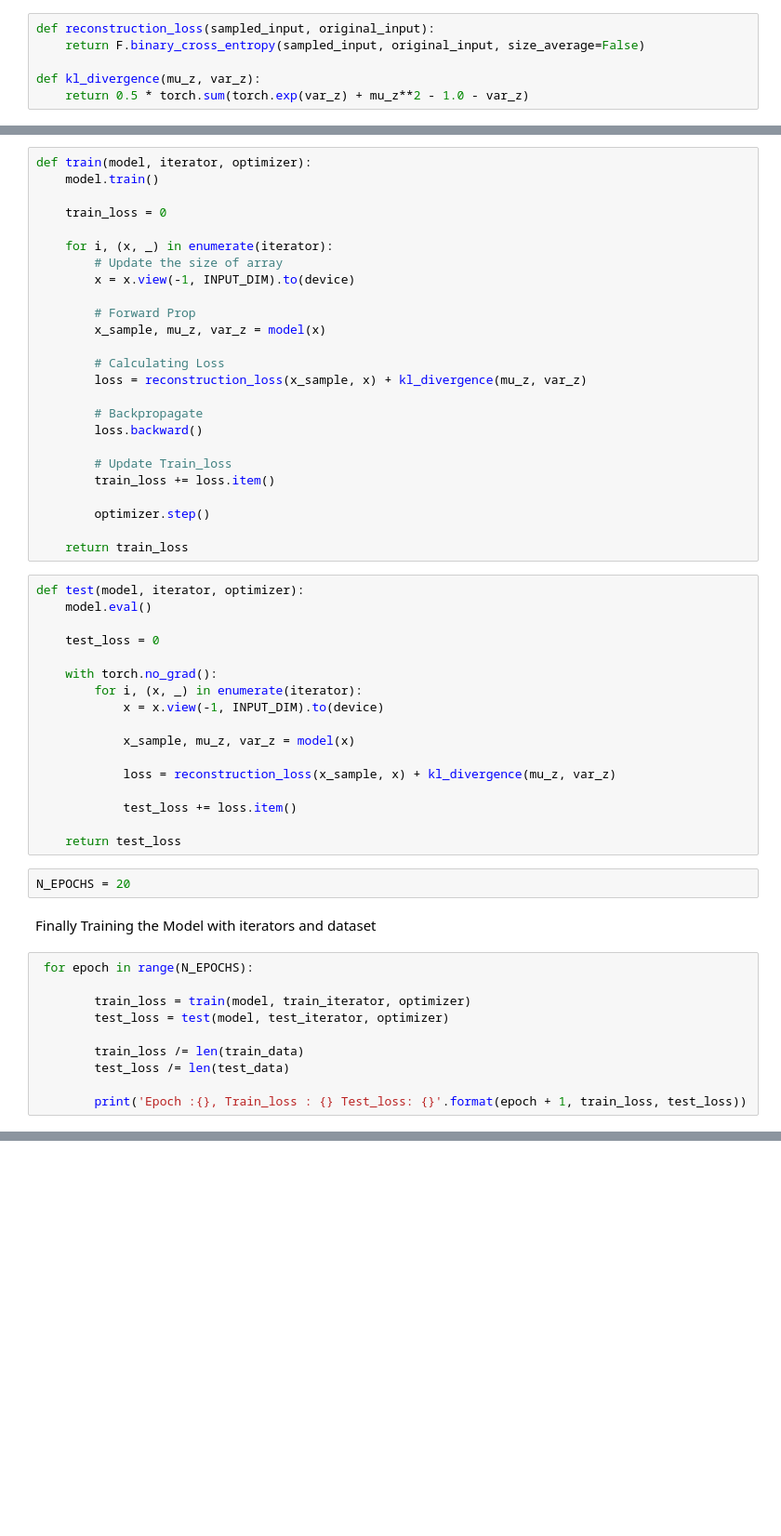
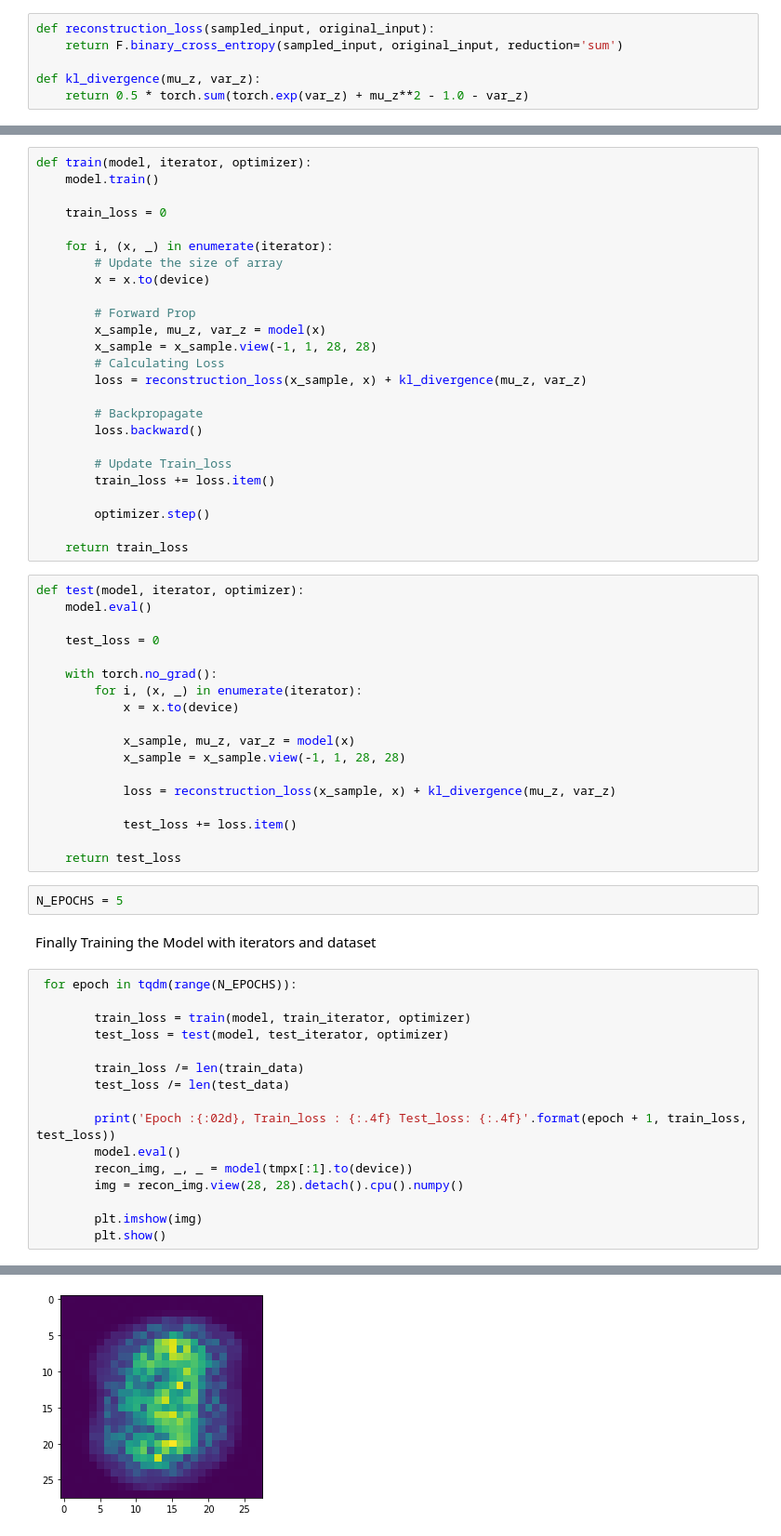
Before and after one commit to shivammehta007/NLPResearch, a Jupyter notebook: Tutorials/Generative Models/VAE.ipynb, the cells around one changed output, grey strips where cells are left out. Shown at 93% size. Drawn from its saved outputs; the diff is of its cells as text; blank space fills up the shorter version.

```diff
--- a/Tutorials/Generative Models/VAE.ipynb
+++ b/Tutorials/Generative Models/VAE.ipynb
@@ -116,7 +153,7 @@ So we know that the LOSS of VAE is the Reconstruction loss and KL Divergence
 So final loss function will give be = RL + KL
 # %%
 def reconstruction_loss(sampled_input, original_input):
-    return F.binary_cross_entropy(sampled_input, original_input, size_average=False)
+    return F.binary_cross_entropy(sampled_input, original_input, reduction='sum')
 
 def kl_divergence(mu_z, var_z):
     return 0.5 * torch.sum(torch.exp(var_z) + mu_z**2 - 1.0 - var_z)
@@ -130,11 +167,11 @@ def train(model, iterator, optimizer):
 
     for i, (x, _) in enumerate(iterator):
         # Update the size of array
-        x = x.view(-1, INPUT_DIM).to(device)
+        x = x.to(device)
 
         # Forward Prop
         x_sample, mu_z, var_z = model(x)
-
+        x_sample = x_sample.view(-1, 1, 28, 28)
         # Calculating Loss
         loss = reconstruction_loss(x_sample, x) + kl_divergence(mu_z, var_z)
 
@@ -155,9 +192,10 @@ def test(model, iterator, optimizer):
 
     with torch.no_grad():
         for i, (x, _) in enumerate(iterator):
-            x = x.view(-1, INPUT_DIM).to(device)
+            x = x.to(device)
 
             x_sample, mu_z, var_z = model(x)
+            x_sample = x_sample.view(-1, 1, 28, 28)
 
             loss = reconstruction_loss(x_sample, x) + kl_divergence(mu_z, var_z)
 
@@ -165,11 +203,11 @@ def test(model, iterator, optimizer):
 
     return test_loss
 # %%
-N_EPOCHS = 20
+N_EPOCHS = 5
 # %% [markdown]
 Finally Training the Model with iterators and dataset
 # %%
- for epoch in range(N_EPOCHS):
+ for epoch in tqdm(range(N_EPOCHS)):
 
         train_loss = train(model, train_iterator, optimizer)
         test_loss = test(model, test_iterator, optimizer)
@@ -177,5 +215,11 @@ Finally Training the Model with iterators and dataset
         train_loss /= len(train_data)
         test_loss /= len(test_data)
 
-        print('Epoch :{}, Train_loss : {} Test_loss: {}'.format(epoch + 1, train_loss, test_loss))
+        print('Epoch :{:02d}, Train_loss : {:.4f} Test_loss: {:.4f}'.format(epoch + 1, train_loss, test_loss))
+        model.eval()
+        recon_img, _, _ = model(tmpx[:1].to(device))
+        img = recon_img.view(28, 28).detach().cpu().numpy()
+
+        plt.imshow(img)
+        plt.show()
 # %% [output]
@@ -201,0 +227 @@ Epoch :20, Train_loss : 247.81758415527344 Test_loss: 242.09741994628905
+[figure, added]
```
Also changed, not shown: parts of 12 cells of this notebook.
